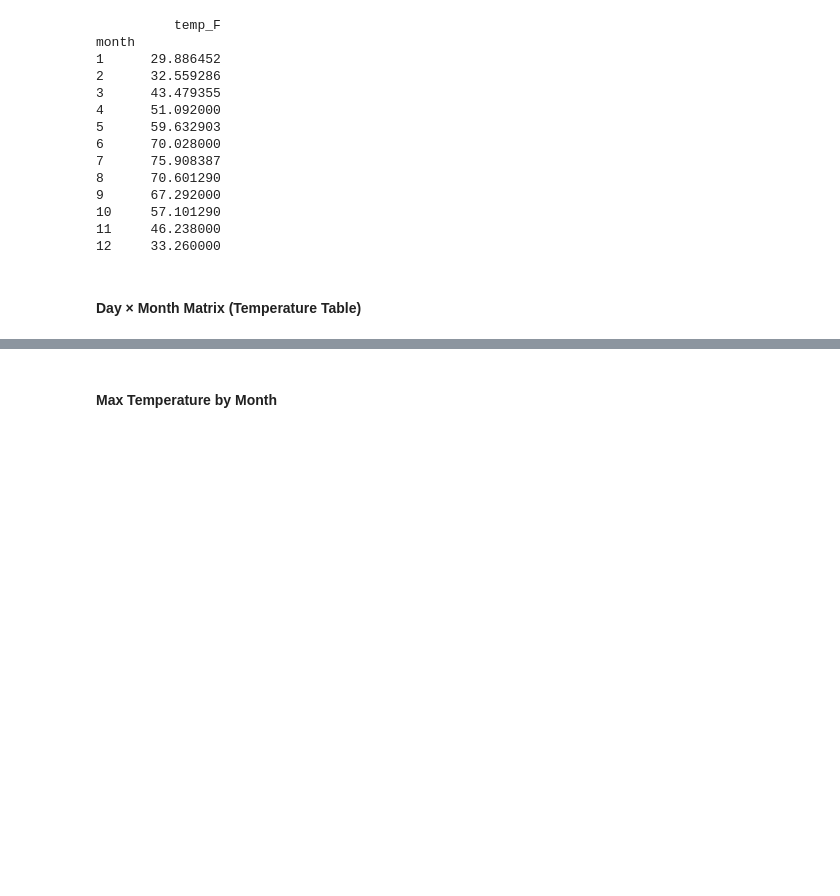
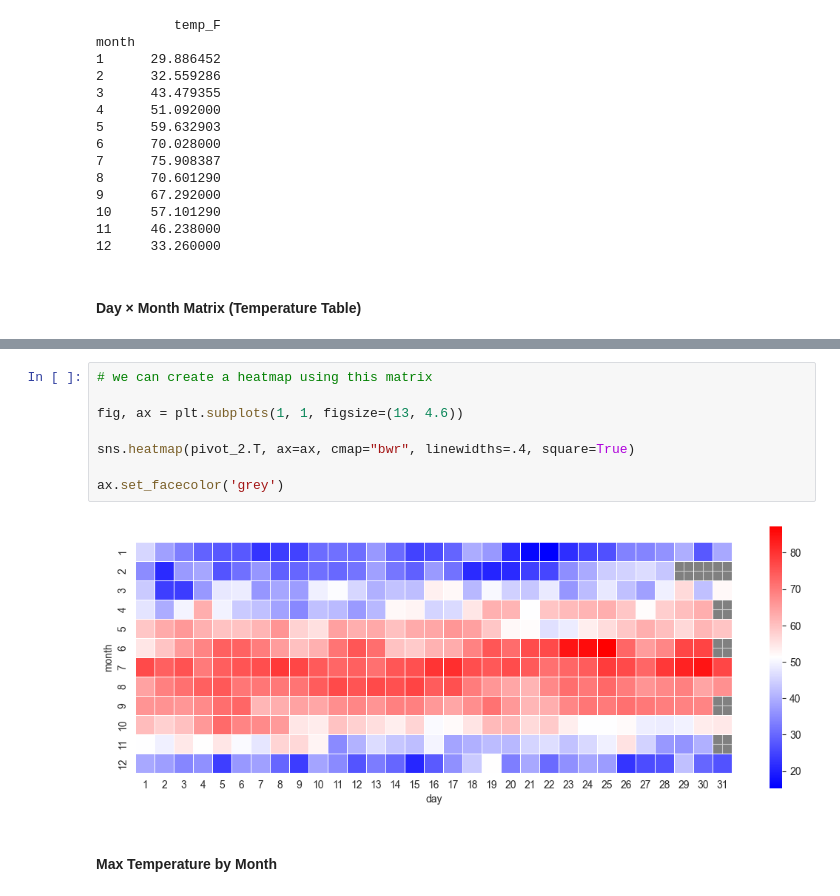
Before and after one commit to jieshu-wang-SBU/EST389_371_2026_spring, a Jupyter notebook: lectures/09-advanced_data_operations/09-01_Pivot_dataframes.ipynb, the cells around one changed output, grey strips where cells are left out. Drawn from its saved outputs; the diff is of its cells as text; blank space fills up the shorter version.

```diff
--- a/lectures/09-advanced_data_operations/09-01_Pivot_dataframes.ipynb
+++ b/lectures/09-advanced_data_operations/09-01_Pivot_dataframes.ipynb
@@ -361,3 +361,13 @@ pivot_2
+# %%
+# we can create a heatmap using this matrix
+
+fig, ax = plt.subplots(1, 1, figsize=(13, 4.6))
+
+sns.heatmap(pivot_2.T, ax=ax, cmap="bwr", linewidths=.4, square=True)
+
+ax.set_facecolor('grey')
+# %% [output]
+[figure, added]
 # %% [markdown]
 #### Max Temperature by Month
 # %%
```
Also changed, not shown: parts of 2 cells of this notebook.
